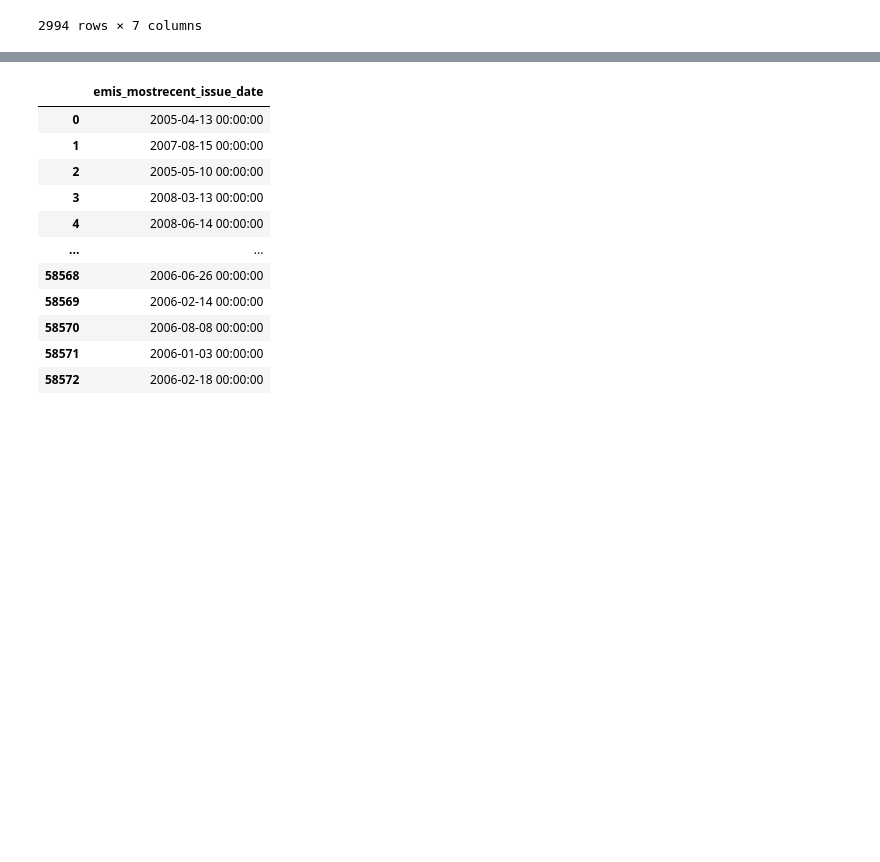
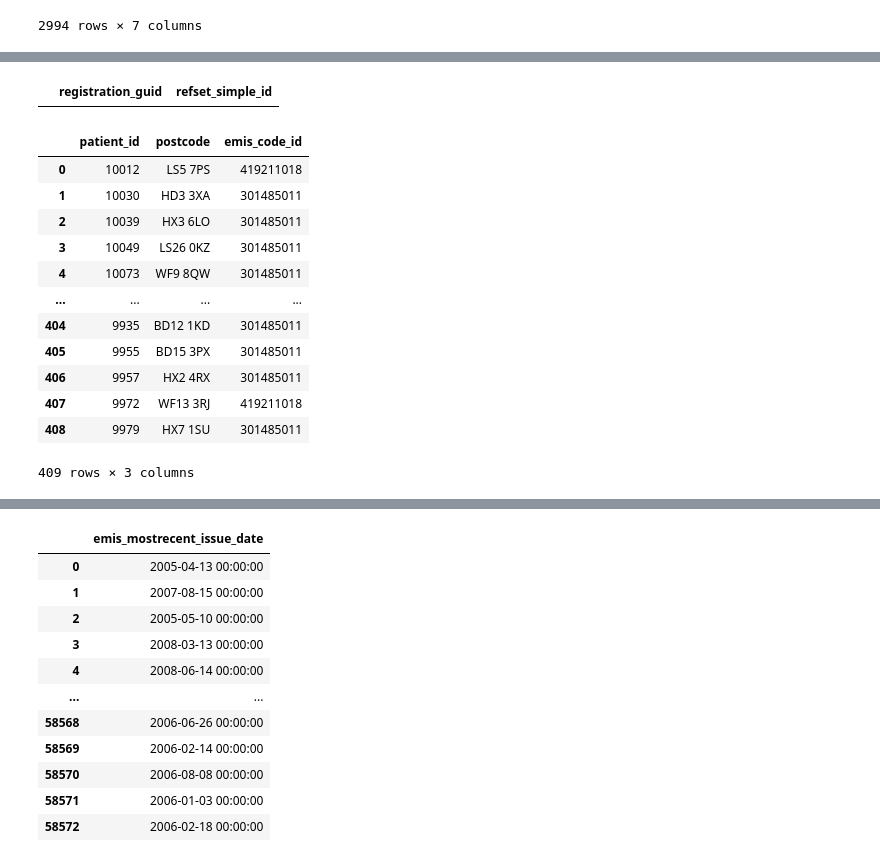
Before and after one commit to rpenn97/EMIS_task, a Jupyter notebook: solution/solution_py.ipynb, the cells around one changed output, grey strips where cells are left out. Drawn from its saved outputs; the diff is of its cells as text; code cells hidden in the pictures; blank space fills up the shorter version.

```diff
--- a/solution/solution_py.ipynb
+++ b/solution/solution_py.ipynb
@@ -313,2 +333,33 @@ WHERE m.recorded_date IS NULL""")
+# %%
+psql.sqldf("""SELECT o.registration_guid,c.refset_simple_id FROM observation_table o
+           INNER JOIN clinical_codes c ON (o.emis_code_id = c.code_id)
+           WHERE c.refset_simple_id = 999004211000230104 AND c.refset_simple_id = 999012891000230104
+           ORDER BY o.registration_guid ASC
+           LIMIT 20""")
+# %% [output]
+|  | registration_guid | refset_simple_id |
+# %%
+psql.sqldf("""
+            SELECT p.patient_id, p.postcode, o.emis_code_id FROM observation_table o
+            INNER JOIN clinical_codes c ON (o.emis_code_id = c.code_id)
+            INNER JOIN patient p ON (o.registration_guid = p.registration_guid)
+            WHERE (c.refset_simple_id = 999012891000230104
+            AND c.refset_simple_id NOT IN (999004211000230104,999011571000230107))
+            GROUP BY p.patient_id
+           """)
+# %% [output]
+|  | patient_id | postcode | emis_code_id |
+| 0 | 10012 | LS5 7PS | 419211018 |
+| 1 | 10030 | HD3 3XA | 301485011 |
+| 2 | 10039 | HX3 6LO | 301485011 |
+| 3 | 10049 | LS26 0KZ | 301485011 |
+| 4 | 10073 | WF9 8QW | 301485011 |
+| ... | ... | ... | ... |
+| 404 | 9935 | BD12 1KD | 301485011 |
+| 405 | 9955 | BD15 3PX | 301485011 |
+| 406 | 9957 | HX2 4RX | 301485011 |
+| 407 | 9972 | WF13 3RJ | 419211018 |
+| 408 | 9979 | HX7 1SU | 301485011 |
+409 rows × 3 columns
 # %%
 psql.sqldf("""
```
Also changed, not shown: parts of 4 cells of this notebook.
